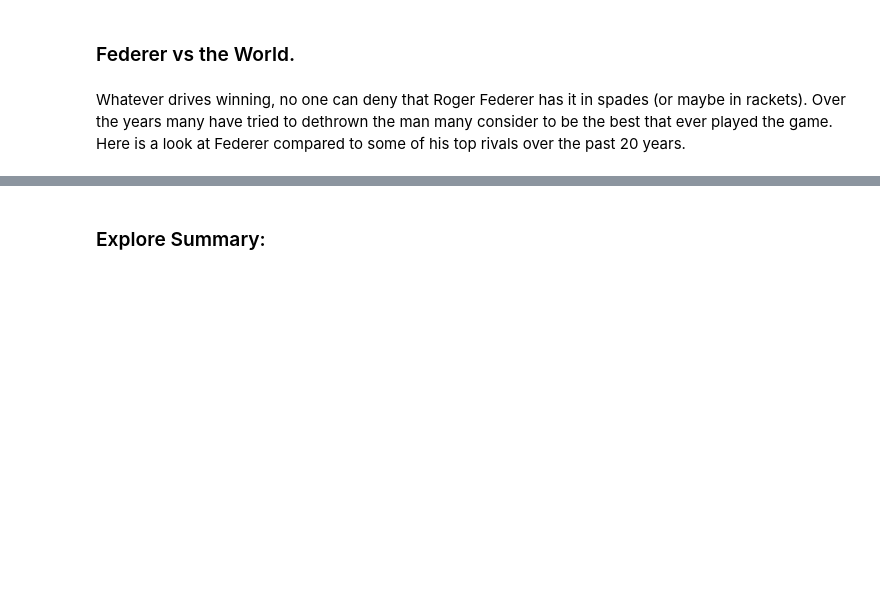
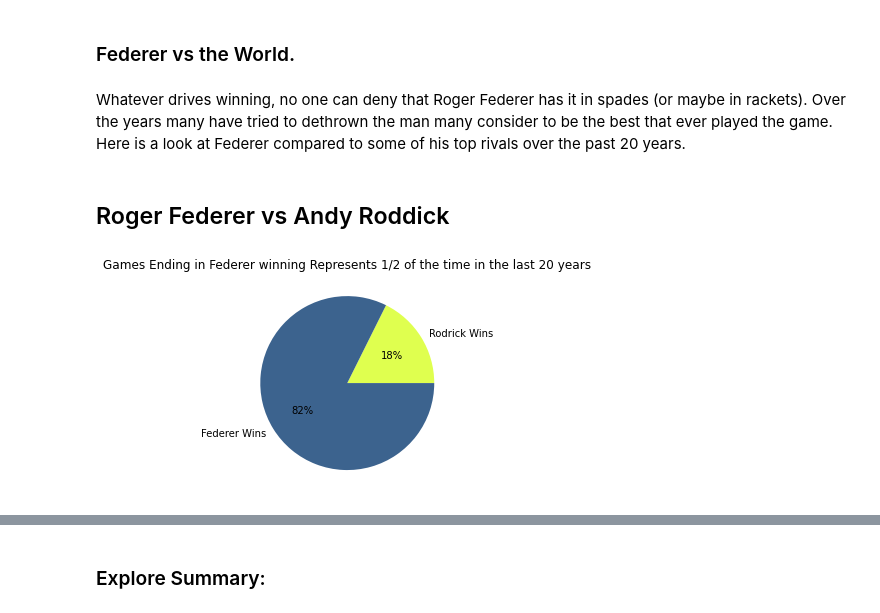
Before and after one commit to Racket-Science/Tennis-Match-Predictions, a Jupyter notebook: Notebooks/MVP Notebook.ipynb, the cells around one changed output, grey strips where cells are left out. Saved outputs shown, nothing was run; the diff lists cells and outputs as text; code cells hidden in the pictures; blank space fills up the shorter version.

```diff
--- a/Notebooks/MVP Notebook.ipynb
+++ b/Notebooks/MVP Notebook.ipynb
@@ -270,3 +271,11 @@ get_pie_surface(train)
 ### Federer vs the World.
 # %% [markdown]
 Whatever drives winning, no one can deny that Roger Federer has it in spades (or maybe in rackets). Over the years many have tried to dethrown the man many consider to be the best that ever played the game. Here is a look at Federer compared to some of his top rivals over the past 20 years.
+# %% [markdown]
+## Roger Federer vs Andy Roddick
+# %%
+# Roger Federer 14 Wins
+# Andy Roddick 3 Wins
+e1.get_pie_wins_rod_fed()
+# %% [output]
+[figure, added]
```
Also changed, not shown: parts of 20 cells of this notebook.
